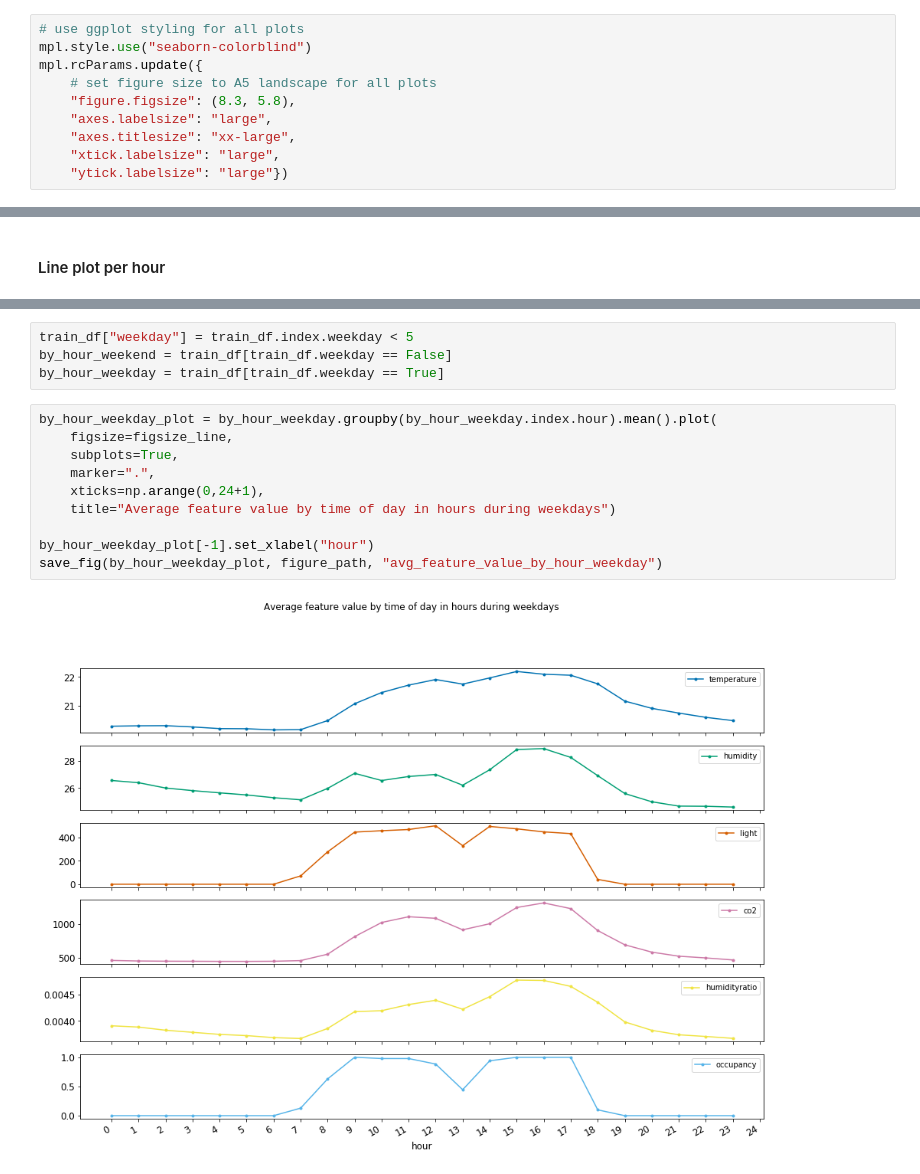
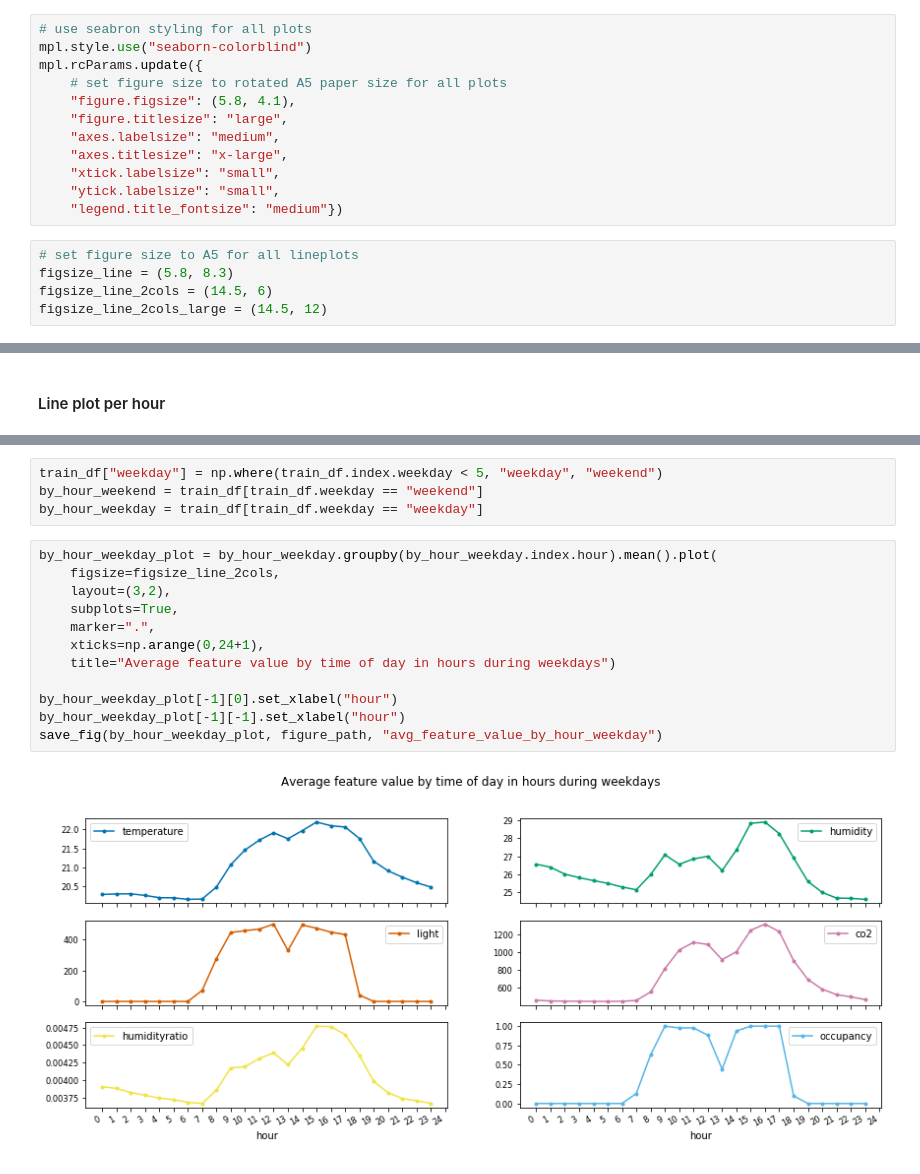
Before and after one commit to slangenbach/hvac-optimization, a Jupyter notebook: notebooks/01-exploration.ipynb, the cells around one changed output, grey strips where cells are left out. Saved outputs shown, nothing was run; the diff lists cells and outputs as text.

```diff
--- a/notebooks/01-exploration.ipynb
+++ b/notebooks/01-exploration.ipynb
@@ -21,15 +21,22 @@ raw_data_path = root_path.joinpath("data/raw")
 interim_data_path = root_path.joinpath("data/interim")
 figure_path = root_path.joinpath("references/figures")
 # %%
-# use ggplot styling for all plots
+# use seabron styling for all plots
 mpl.style.use("seaborn-colorblind")
 mpl.rcParams.update({
-    # set figure size to A5 landscape for all plots
-    "figure.figsize": (8.3, 5.8),
-    "axes.labelsize": "large",
-    "axes.titlesize": "xx-large",
-    "xtick.labelsize": "large",
-    "ytick.labelsize": "large"})
+    # set figure size to rotated A5 paper size for all plots
+    "figure.figsize": (5.8, 4.1),
+    "figure.titlesize": "large",
+    "axes.labelsize": "medium",
+    "axes.titlesize": "x-large",
+    "xtick.labelsize": "small",
+    "ytick.labelsize": "small",
+    "legend.title_fontsize": "medium"})
+# %%
+# set figure size to A5 for all lineplots
+figsize_line = (5.8, 8.3)
+figsize_line_2cols = (14.5, 6)
+figsize_line_2cols_large = (14.5, 12)
 # %% [markdown]
 ### Load data
 # %%
@@ -275,18 +282,20 @@ save_fig(by_hour_plot, figure_path, "avg_feature_value_by_hour")
 # %%
-train_df["weekday"] = train_df.index.weekday < 5
-by_hour_weekend = train_df[train_df.weekday == False]
-by_hour_weekday = train_df[train_df.weekday == True]
+train_df["weekday"] = np.where(train_df.index.weekday < 5, "weekday", "weekend")
+by_hour_weekend = train_df[train_df.weekday == "weekend"]
+by_hour_weekday = train_df[train_df.weekday == "weekday"]
 # %%
 by_hour_weekday_plot = by_hour_weekday.groupby(by_hour_weekday.index.hour).mean().plot(
-    figsize=figsize_line,
+    figsize=figsize_line_2cols,
+    layout=(3,2),
     subplots=True,
     marker=".",
     xticks=np.arange(0,24+1),
     title="Average feature value by time of day in hours during weekdays")
 
-by_hour_weekday_plot[-1].set_xlabel("hour")
+by_hour_weekday_plot[-1][0].set_xlabel("hour")
+by_hour_weekday_plot[-1][-1].set_xlabel("hour")
 save_fig(by_hour_weekday_plot, figure_path, "avg_feature_value_by_hour_weekday")
 # %% [output]
-[figure, old version]
+[figure, new version]
 # %%
 by_hour_weekend_plot = by_hour_weekend.groupby(by_hour_weekend.index.hour).mean().plot(
```
Also changed, not shown: parts of 14 cells of this notebook, 3 other files.
